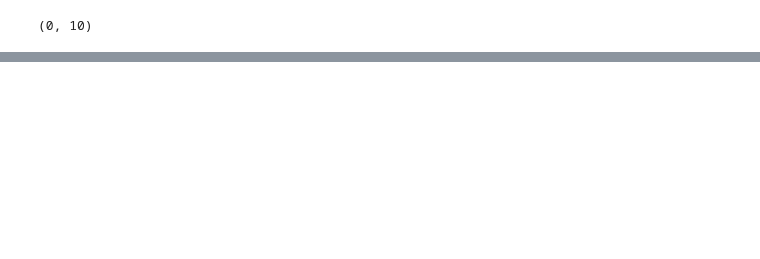
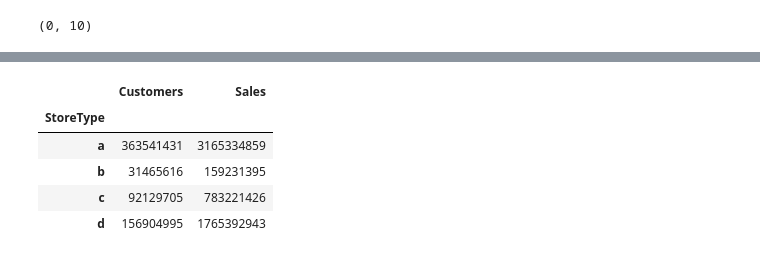
Before and after one commit to AbdurRehman1234/FYPSalesforecasting, a Jupyter notebook: project.ipynb, the cells around one changed output, grey strips where cells are left out. Cells and saved outputs as stored; diff of their text form; code cells hidden in the pictures; blank space fills up the shorter version.

```diff
--- a/project.ipynb
+++ b/project.ipynb
@@ -130,0 +146,10 @@ data_st.fillna(0, inplace = True)
+# %%
+#getting sales of each store type
+tr_st.groupby('StoreType')['Customers', 'Sales'].sum()
+# %% [output]
+|  | Customers | Sales |
+| StoreType |  |  |
+| a | 363541431 | 3165334859 |
+| b | 31465616 | 159231395 |
+| c | 92129705 | 783221426 |
+| d | 156904995 | 1765392943 |
```
Also changed, not shown: parts of 4 cells of this notebook.
